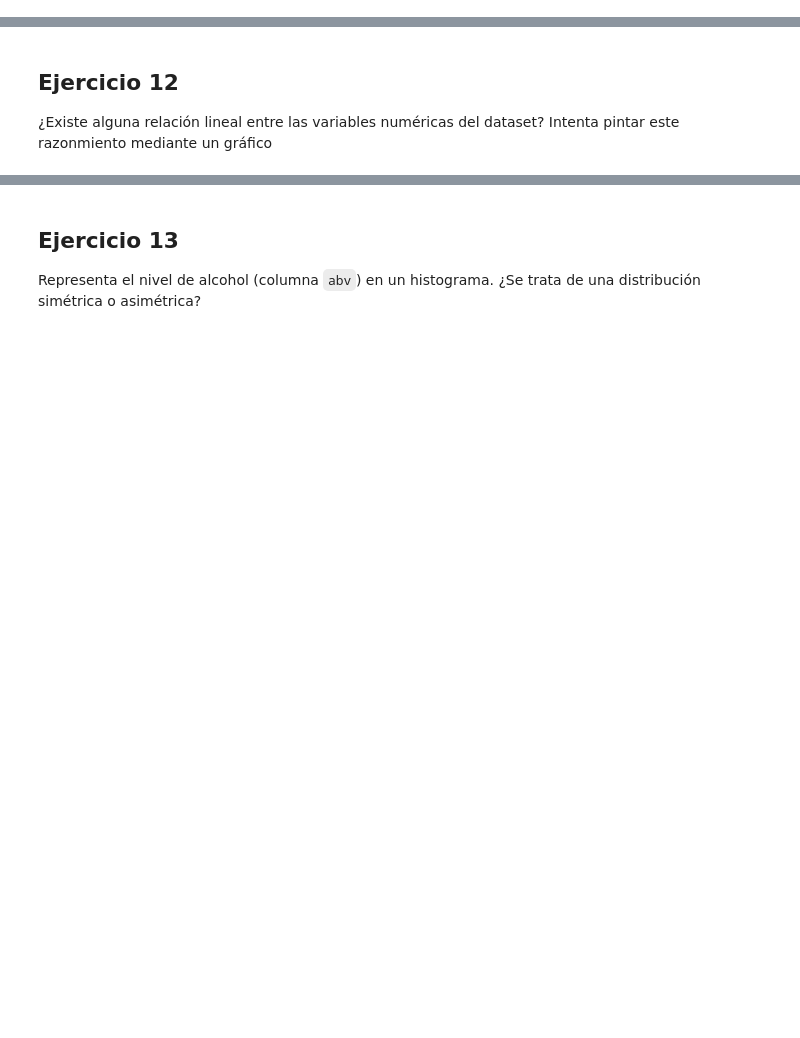
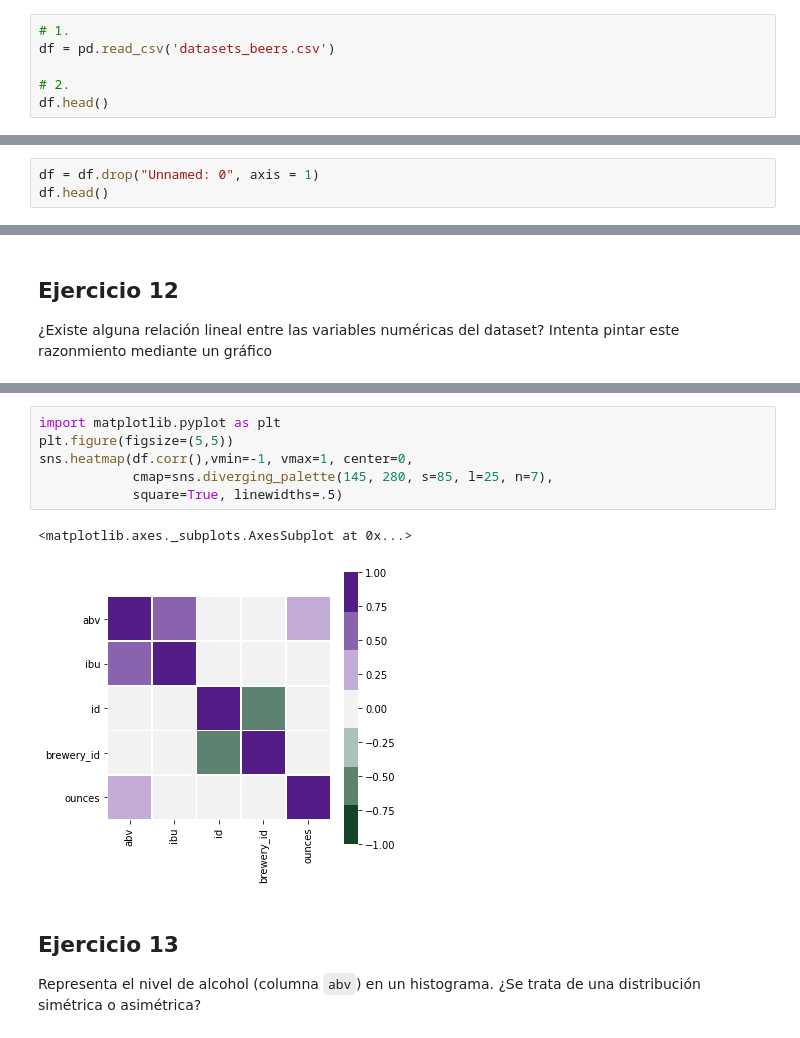
Before and after one commit to Clapiniella/thebridge, a Jupyter notebook: 1_Data_Analysis/semana_7/dia_4/Ejercicio pandas estadistica.ipynb, the cells around one changed output, grey strips where cells are left out. Drawn from its saved outputs; the diff is of its cells as text; blank space fills up the shorter version.

```diff
--- a/1_Data_Analysis/semana_7/dia_4/Ejercicio pandas estadistica.ipynb
+++ b/1_Data_Analysis/semana_7/dia_4/Ejercicio pandas estadistica.ipynb
@@ -12,3 +17,9 @@ Importa las librerias que consideres
 2. Imprime por pantalla los primeros registros.
 3. ¿Cuáles son sus columnas?
 4. ¿Qué dimensiones tiene el DataFrame?
+# %%
+# 1.
+df = pd.read_csv('datasets_beers.csv')
+
+# 2.
+df.head()
@@ -15,3 +45,6 @@ Importa las librerias que consideres
 # %% [markdown]
 ## Ejercicio 3
 [Elimina la columna "Unnamed: 0"](https://pandas.pydata.org/pandas-docs/stable/reference/api/pandas.DataFrame.drop.html)
+# %%
+df = df.drop("Unnamed: 0", axis = 1)
+df.head()
@@ -51,3 +314,12 @@ No queda muy claro cuánto de dispar, de dispersa, es la medida de IBU. Mediante
+# %%
+import matplotlib.pyplot as plt
+plt.figure(figsize=(5,5))
+sns.heatmap(df.corr(),vmin=-1, vmax=1, center=0,
+            cmap=sns.diverging_palette(145, 280, s=85, l=25, n=7),
+            square=True, linewidths=.5)
+# %% [output]
+<matplotlib.axes._subplots.AxesSubplot at 0x...>
+[figure, added]
 # %% [markdown]
 ## Ejercicio 13
 Representa el nivel de alcohol (columna `abv`) en un histograma. ¿Se trata de una distribución simétrica o asimétrica?
```
Also changed, not shown: parts of 44 cells of this notebook, 6 other files.
